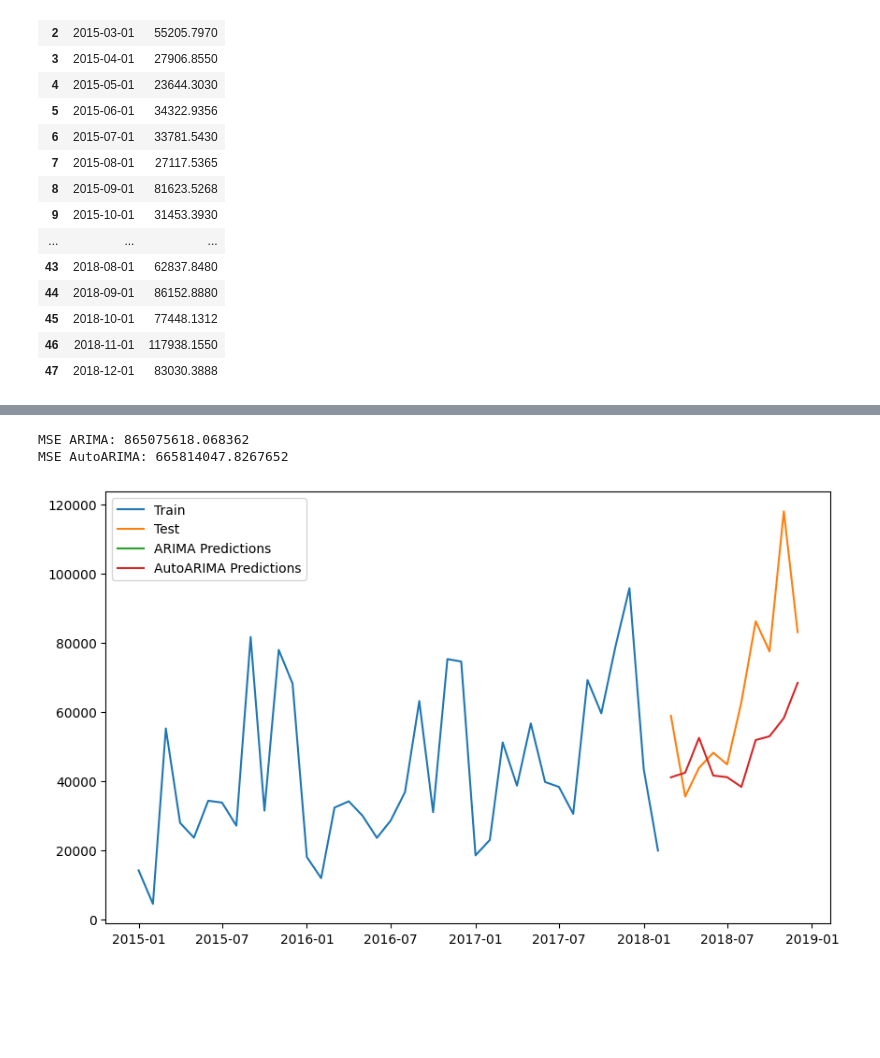
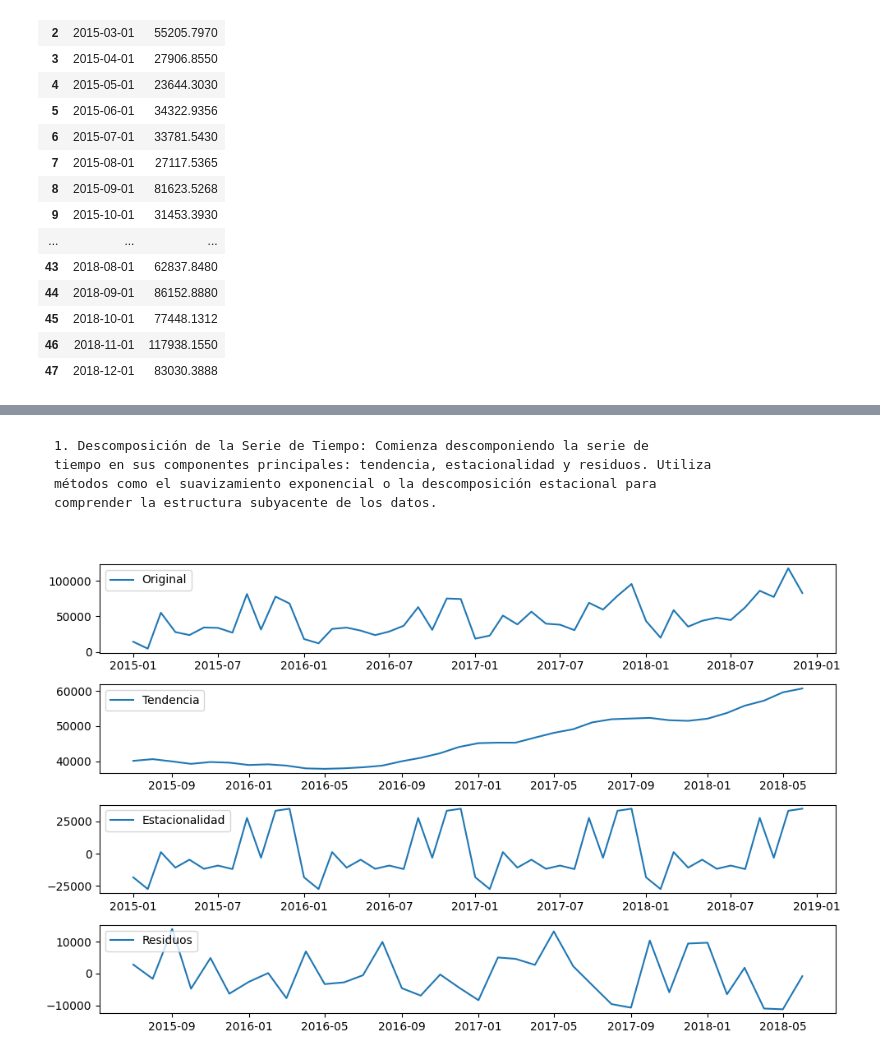
Before and after one commit to hlcxpl/DpyML-6, a Jupyter notebook: DpyML-6.ipynb, the cells around one changed output, grey strips where cells are left out. Drawn from its saved outputs; the diff is of its cells as text; code cells hidden in the pictures; blank space fills up the shorter version.

````diff
--- a/DpyML-6.ipynb
+++ b/DpyML-6.ipynb
@@ -55,16 +39,0 @@ plt.show()
-# %%
-# Paso 2: Identificación de parámetros ARIMA
-from statsmodels.tsa.stattools import adfuller
-from statsmodels.graphics.tsaplots import plot_acf, plot_pacf
-
-# Test de Dickey-Fuller
-result = adfuller(data['Sales'])
-print('ADF Statistic:', result[0])
-print('p-value:', result[1])
-
-# Funciones de autocorrelación
-plot_acf(data['Sales'], lags=20)
-plt.show()
-
-plot_pacf(data['Sales'], lags=20)
-plt.show()
@@ -99,24 +40,36 @@ predictions_autoarima_df = pd.DataFrame(predictions_autoarima, index=test.index,
-# %%
-# Paso 4: Evaluar modelos y generar gráfico de ajuste
-from sklearn.metrics import mean_squared_error
-
-# Evaluar modelo ARIMA
-mse_arima = mean_squared_error(test, predictions_arima)
-print('MSE ARIMA:', mse_arima)
-
-# Evaluar modelo AutoARIMA
-mse_autoarima = mean_squared_error(test, predictions_autoarima)
-print('MSE AutoARIMA:', mse_autoarima)
-
-# Graficar ajuste
-plt.figure(figsize=(10, 6))
-plt.plot(train, label='Train')
-plt.plot(test, label='Test')
-plt.plot(predictions_arima_df, label='ARIMA Predictions')
-plt.plot(predictions_autoarima_df, label='AutoARIMA Predictions')
-plt.legend(loc='best')
-plt.show()
-# %% [output]
-MSE ARIMA: 865075618.068362
-MSE AutoARIMA: 665814047.8267652
-[figure, removed]
+# %% [markdown]
+```
+1. Descomposición de la Serie de Tiempo: Comienza descomponiendo la serie de
+tiempo en sus componentes principales: tendencia, estacionalidad y residuos. Utiliza
+métodos como el suavizamiento exponencial o la descomposición estacional para
+comprender la estructura subyacente de los datos.
+
+```
+# %%
+def decompose_time_series(data, column_name, model="additive"):
+
+    # Realiza la descomposición estacional
+    result = seasonal_decompose(data[column_name], model=model)
+
+    # Grafica los componentes
+    plt.figure(figsize=(10, 6))
+    plt.subplot(411)
+    plt.plot(data[column_name], label="Original")
+    plt.legend(loc="upper left")
+    plt.subplot(412)
+    plt.plot(result.trend, label="Tendencia")
+    plt.legend(loc="upper left")
+    plt.subplot(413)
+    plt.plot(result.seasonal, label="Estacionalidad")
+    plt.legend(loc="upper left")
+    plt.subplot(414)
+    plt.plot(result.resid, label="Residuos")
+    plt.legend(loc="upper left")
+    plt.tight_layout()
+    plt.show()
+
+data["Order Date"] = pd.to_datetime(data["Order Date"])
+data.set_index("Order Date", inplace=True)
+decompose_time_series(data, column_name="Sales")
+# %% [output]
+[figure, added]
````
Also changed, not shown: parts of 11 cells of this notebook.
